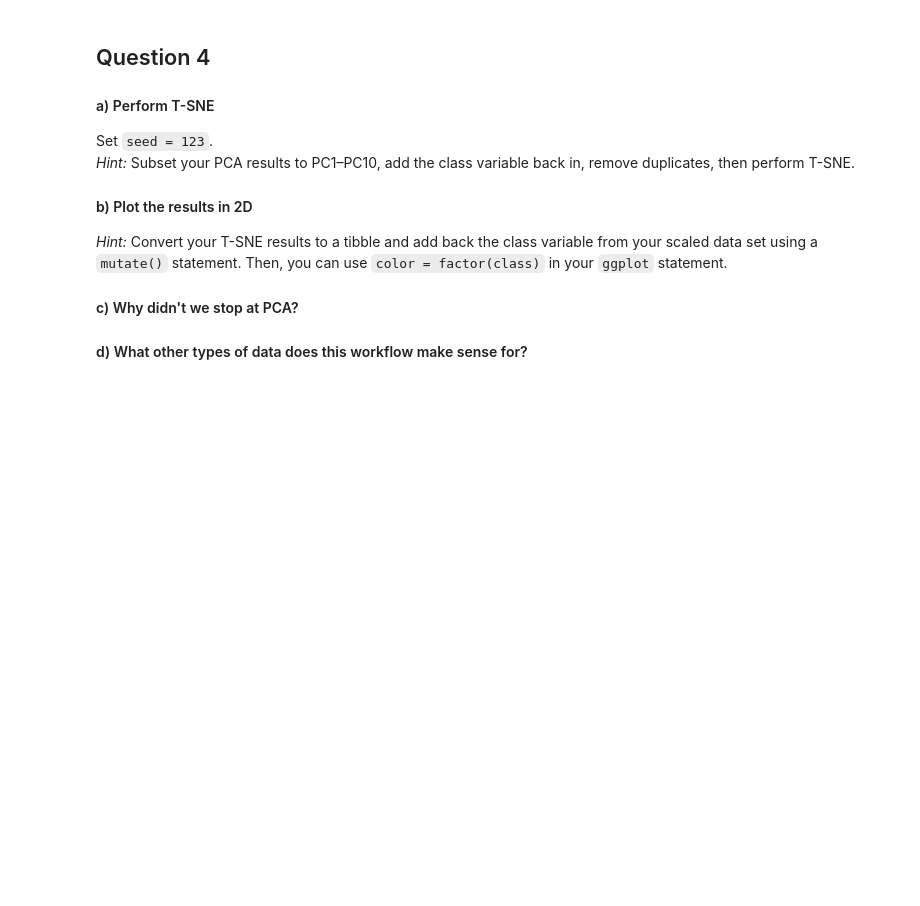
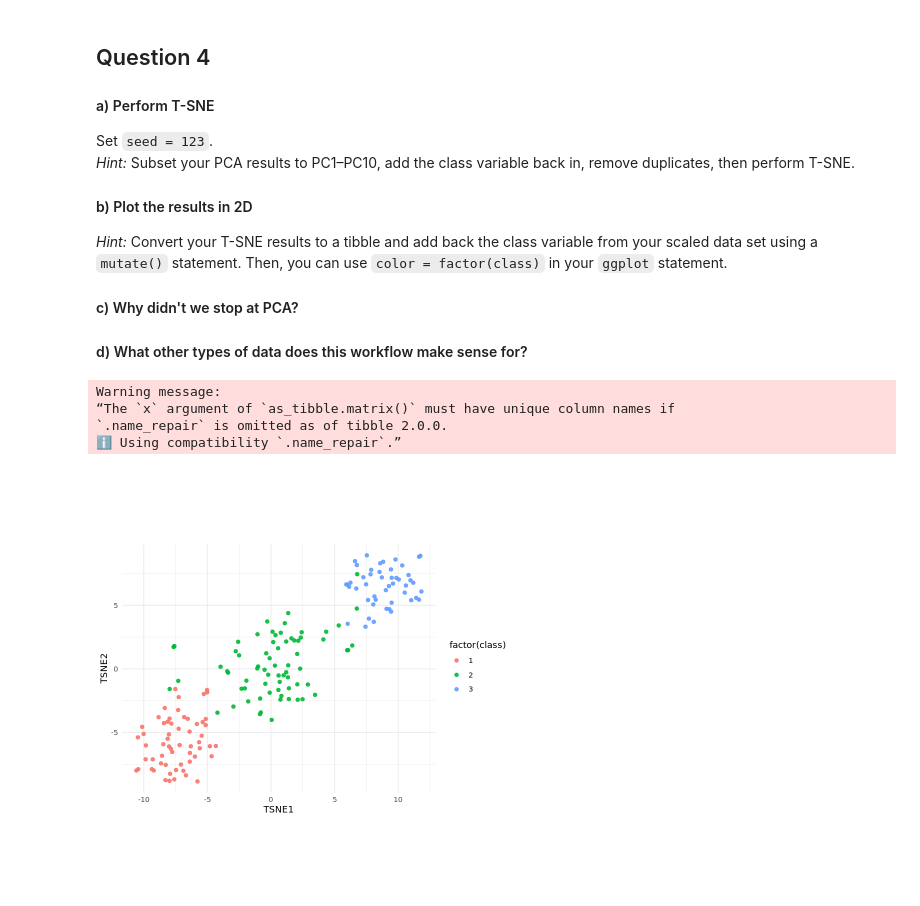
Before and after one commit to snwilke/bios-512-repo, a Jupyter notebook: BIOS512_hw5-1.ipynb, the cells around one changed output. Saved outputs shown, nothing was run; the diff lists cells and outputs as text; code cells hidden in the pictures; blank space fills up the shorter version.

```diff
--- a/BIOS512_hw5-1.ipynb
+++ b/BIOS512_hw5-1.ipynb
@@ -120,3 +179,35 @@ Set `seed = 123`.
 
 
 #### d) What other types of data does this workflow make sense for?
+# %%
+# a
+set.seed(123)
+pca10 <- as_tibble(pca_fit$x[, 1:10]) %>%
+  mutate(class = factor(wine_scaled$class)) %>%
+  distinct()
+tsne_fit <- Rtsne(
+  as.matrix(select(pca10, -class)),
+  dims = 2, perplexity = 30, verbose = FALSE,
+  pca = FALSE, check_duplicates = TRUE
+)
+tsne_df <- as_tibble(tsne_fit$Y) %>%
+  setNames(c("TSNE1", "TSNE2")) %>%
+  mutate(class = pca10$class)
+
+# b
+ggplot(tsne_df, aes(TSNE1, TSNE2, color = factor(class))) +
+  geom_point(size = 1.8, alpha = 0.9) +
+  coord_equal() +
+  theme_minimal()
+
+# c - PCA is linear and preserves global variance; it can blur non-linear structure.
+# t-SNE preserves local neighborhoods, revealing curved/non-linear clusters.Using PCs first
+# denoises and speeds up t-SNE
+
+# d
+# %% [output]
+Warning message:
+“The `x` argument of `as_tibble.matrix()` must have unique column names if
+`.name_repair` is omitted as of tibble 2.0.0.
+ℹ Using compatibility `.name_repair`.”
+[figure, added]
```
Also changed, not shown: parts of 2 cells of this notebook, 4 other files.
